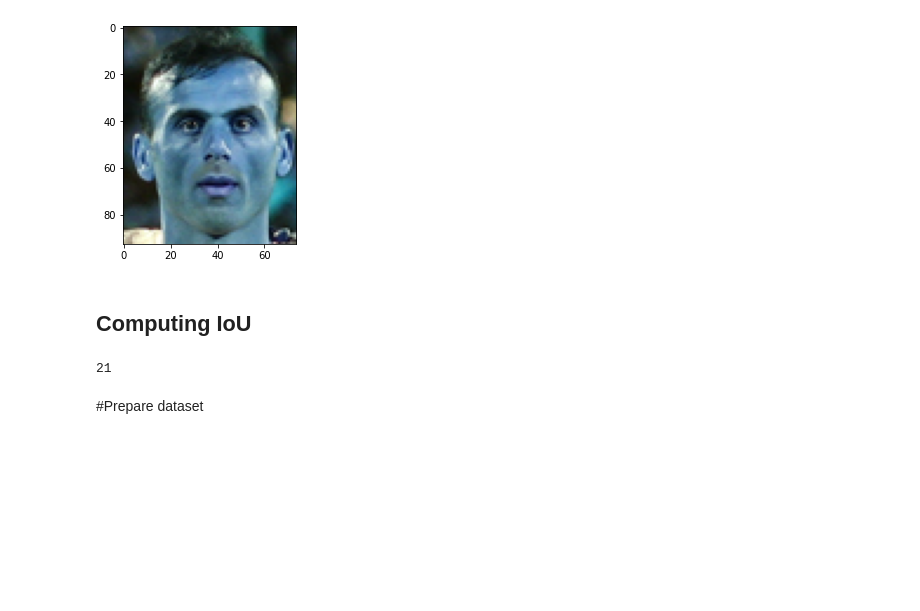
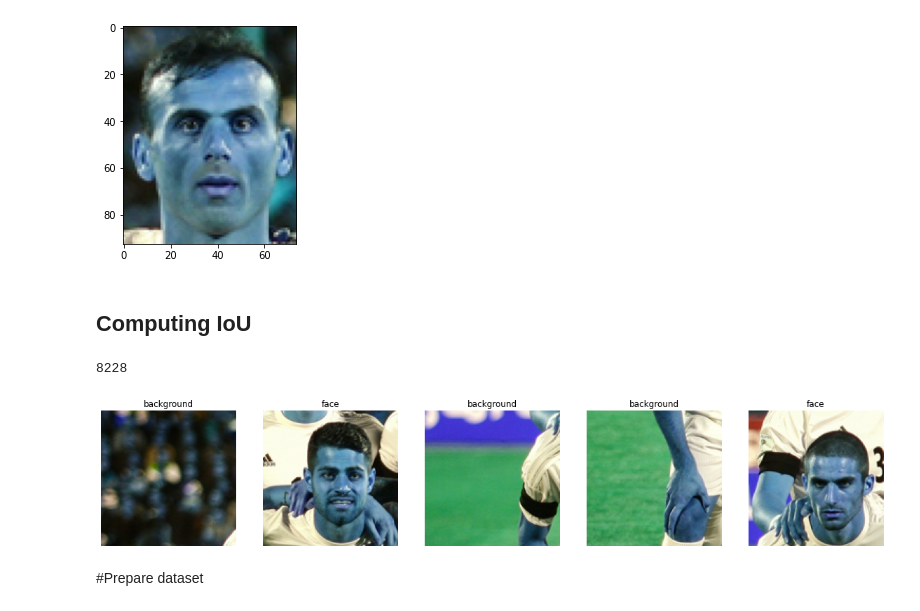
Before and after one commit to parsaeisa/computer_vision, a Jupyter notebook: HW12/Unet.ipynb, the cells around one changed output. Cells and saved outputs as stored; diff of their text form; code cells hidden in the pictures; blank space fills up the shorter version.

```diff
--- a/HW12/Unet.ipynb
+++ b/HW12/Unet.ipynb
@@ -142,19 +142,40 @@ def intersection_over_union(boxA, boxB):
 
 	return iou
 # %%
-i = 0
+result = []
+
+
 for boxA in suggested :
   for boxB in faces:
     iou = intersection_over_union(boxA, boxB)
+
     if iou >= .4 :
       region = image[boxA[0]:boxA[2], boxA[1]:boxA[3]]
-      cv2.imwrite("/content/candidates2/{}.png".format(i), region)
       time.sleep(0.025)
-      i += 1
+
+      result.append((boxA, 'face'))
+    else :
+      result.append((boxA, 'background'))
-# %%
-i
-# %% [output]
-21
+# %%
+len(result)
+# %% [output]
+8228
+# %%
+image = cv2.imread("/content/Melli.jpg")
+f, axarr = plt.subplots(1, 5, figsize=(20, 100))
+
+random_indexes = [45, 7939, 123, 554 ,1215]
+
+for i in range(len(random_indexes)):
+  box = result[random_indexes[i]][0]
+
+  axarr[i].imshow(image[box[0]:box[2],box[1]:box[3]])
+  axarr[i].set_title(result[random_indexes[i]][1])
+  axarr[i].axis('off')
+
+plt.show()
+# %% [output]
+[figure, added]
 # %% [markdown]
 #Prepare dataset
 # %% [markdown]
```
